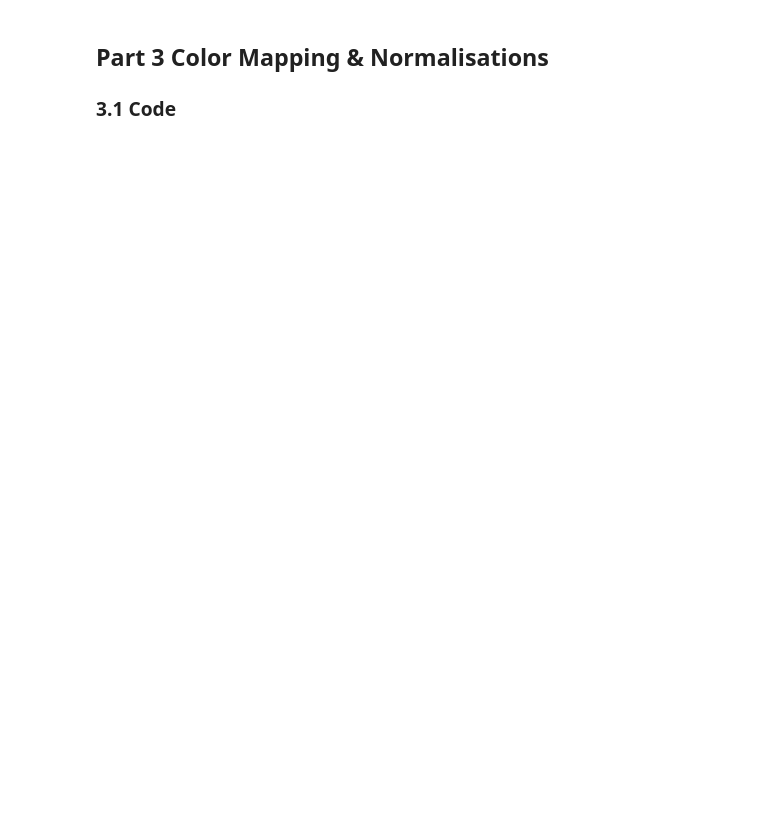
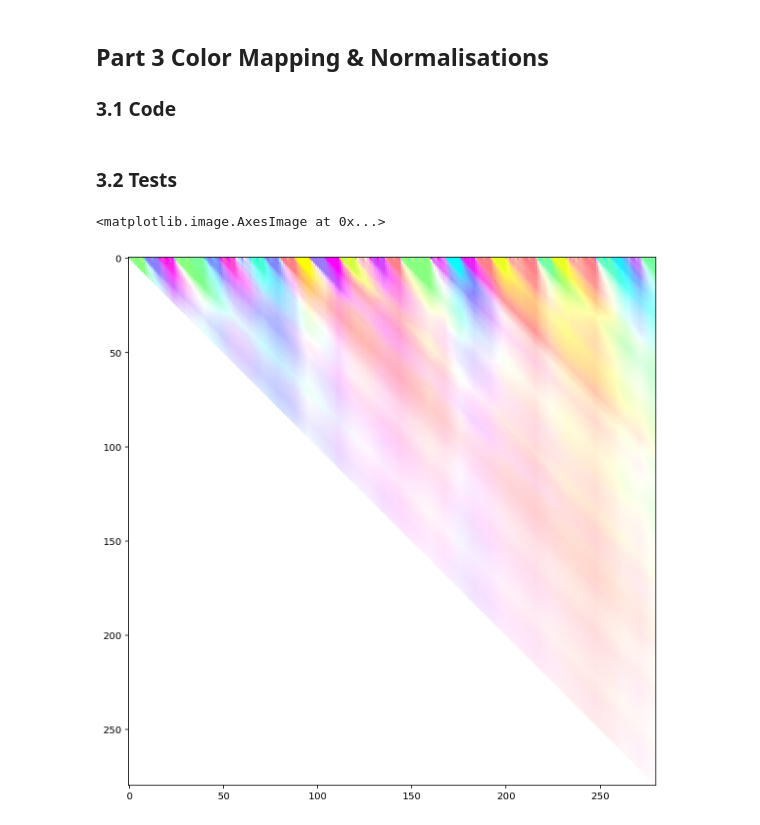
Before and after one commit to DCMLab/wavescapes, a Jupyter notebook: refactoring.ipynb, the cells around one changed output. Cells and saved outputs as stored; diff of their text form; code cells hidden in the pictures; blank space fills up the shorter version.

Commit message:
Test for trimming behavior and removing of drum tracks

```diff
--- a/refactoring.ipynb
+++ b/refactoring.ipynb
@@ -95,6 +107,7 @@ def remove_drums_from_midi_file(midi_filename):
     (like the glockenspiel for instance).
 
     Param:
+    midi_filename:= the filename of the MIDI file that needs to be removed from drum tracks.
 
     returns:
     The (temporary) filepath of the midi file generated without the drum channel.
@@ -102,7 +115,7 @@ def remove_drums_from_midi_file(midi_filename):
     '''
     sound = pm.PrettyMIDI(midi_filename)
 
-    #getting
+    #getting the track indices of unpitched "percussive" tracks.
     drum_instruments_index = [idx for idx, instrument in enumerate(sound.instruments) if instrument.is_drum]
     for i in sorted(drum_instruments_index, reverse=True):
         del sound.instruments[i]
@@ -112,7 +125,6 @@ def remove_drums_from_midi_file(midi_filename):
     sound.write(temp_midi_filepath)
 
     return temp_midi_filepath
-
 
 def only_keep_pitches_in_boundaries(pitch_offset_list, beat1_offset, beat2_offset):
     return list(filter(lambda n: n[1][1] >= beat1_offset and n[1][0] <= beat2_offset, pitch_offset_list))
@@ -157,10 +169,11 @@ def sum_into_pitch_class_vector(pitch_offset_list, start_beat, end_beat):
     return pitch_class_vec
 
 
+def get_max_beat(pitch_offset_list):
+    return math.ceil(max(list(map(lambda r: r[1][1], pitch_offset_list))))
+
 def pitch_class_set_vector_from_pitch_offset_list(pitch_offset_array, aw_size=0.5): #the analysis window size (aw_size) is expressed in terms of number of quarter.
 
-    def get_max_beat(pitch_offset_list):
-        return math.ceil(max(list(map(lambda r: r[1][1], pitch_offset_list))))
 
     max_beat = get_max_beat(pitch_offset_array)
 
@@ -181,14 +194,25 @@ def pitch_class_set_vector_from_pitch_offset_list(pitch_offset_array, aw_size=0.
     return res_vector
 
 
-def produce_pitch_class_matrix_from_filename(filename, remove_percussions = True, aw_size = 0.5):
+# trim the input array so that no empty vectors
+def trim_pcs_array(pcvs):
+    start = 0
+    while not np.any(pcvs[start]):
+        start += 1
+    end = len(pcvs) - 1
+    while not np.any(pcvs[end]):
+        end -= 1
+    return pcvs[start:end+1]
+
+def produce_pitch_class_matrix_from_filename(filename, remove_percussions = True, aw_size = 0.5, trim_extremities=True):
     '''
     TODO comments
     '''
     if filename.endswith('.mid') or filename.endswith('.midi'):
         midi_filename = remove_drums_from_midi_file(filename) if remove_percussions else filename
         pitch_offset_list = recursively_map_offset(midi_filename)
-        return pitch_class_set_vector_from_pitch_offset_list(pitch_offset_list, aw_size)
+        pcvs_arr = pitch_class_set_vector_from_pitch_offset_list(pitch_offset_list, aw_size)
+        return trim_pcs_array(pcvs_arr) if trim_extremities else pcvs_arr
     elif filename.endswith('.wav'):
         return None
         #TODO: add code there.
@@ -360,0 +479,11 @@ def complex_utm_to_ws_utm(utm, norm_stra = None):
+# %% [markdown]
+
+### 3.2 Tests
+# %%
+bp_pc_mat = produce_pitch_class_matrix_from_filename(bach_prelude_midi, aw_size=0.5)
+bp_utm = apply_dft_to_pitch_class_matrix(bp_pc_mat)
+fig, ax = plt.subplots(figsize=(10, 10))
+ax.imshow(complex_utm_to_ws_utm(bp_utm, 4, magn_stra = '0c'))
+# %% [output]
+<matplotlib.image.AxesImage at 0x...>
+[figure, added]
```
Also changed, not shown: parts of 11 cells of this notebook.
